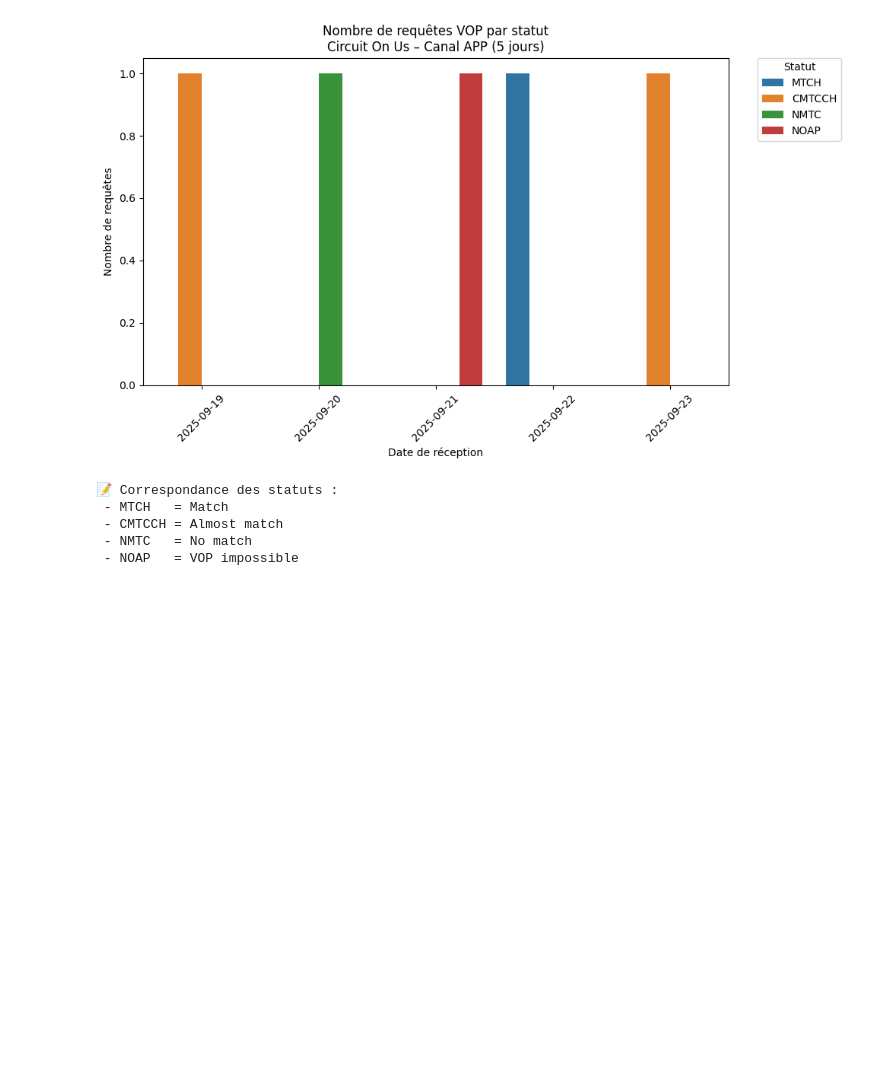
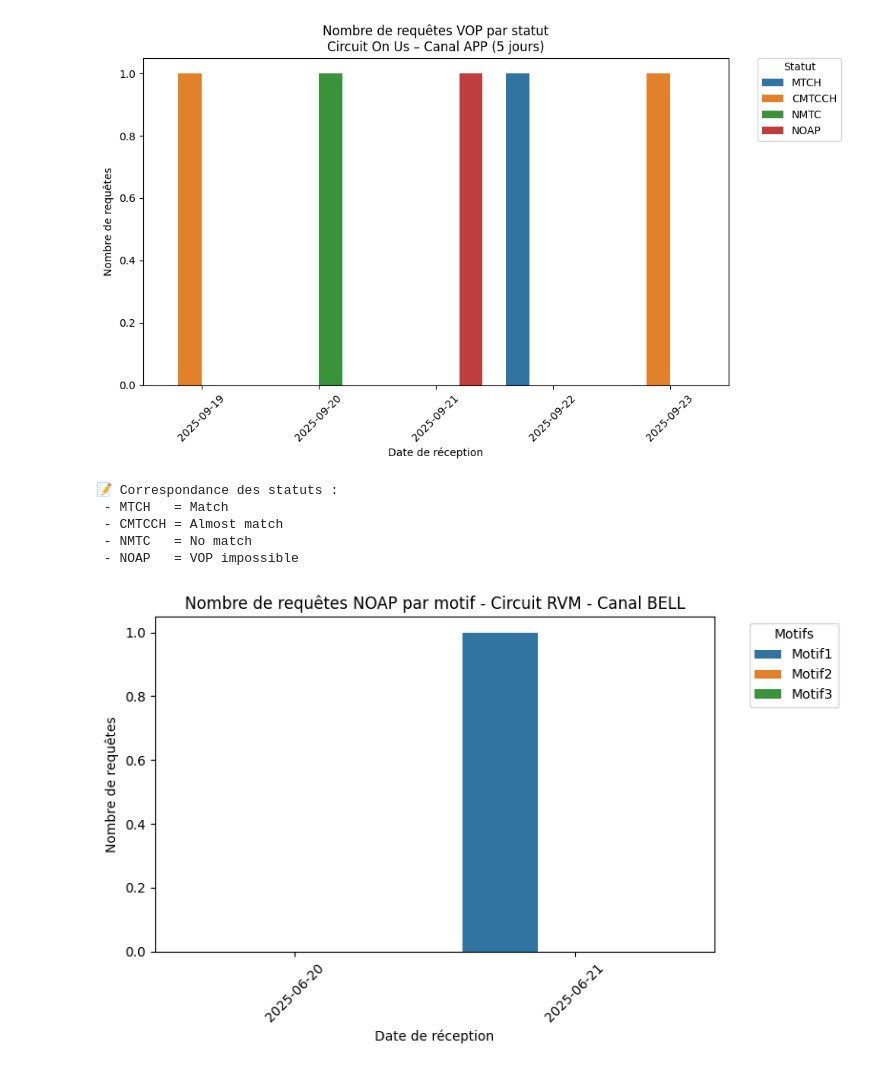
Before and after one commit to Maria-lin/How-to-make-notebook-in-dataiku, a Jupyter notebook: Untitled11.ipynb, the cells around one changed output. Cells and saved outputs as stored; diff of their text form; code cells hidden in the pictures; blank space fills up the shorter version.

```diff
--- a/Untitled11.ipynb
+++ b/Untitled11.ipynb
@@ -188,3 +188,83 @@ print(" - NOAP   = VOP impossible")
  - CMTCCH = Almost match
  - NMTC   = No match
  - NOAP   = VOP impossible
+# %%
+import pandas as pd
+import matplotlib.pyplot as plt
+import seaborn as sns
+from datetime import date, timedelta
+
+# ---------------------------
+# Exemple de données avec motifs
+# ---------------------------
+data = {
+    "date_reception_vop": [
+        "2025.06.19.T0000000","2025.06.19.T0000000","2025.06.20.T0000000",
+        "2025.06.21.T0000000","2025.06.21.T0000000","2025.06.21.T0000000",
+        "2025.06.19.T0000000","2025.06.19.T0000000","2025.06.20.T0000000",
+        "2025.06.21.T0000000","2025.06.21.T0000000","2025.06.21.T0000000"
+    ],
+    "Circuit": ["RVM"]*12,
+    "canal": ["BELL","BELL","BELL","BELL","BELL","BELL","HAP","HAP","HAP","HAP","HAP","HAP"],
+    "statut": ["NOAP","NOAP","MTCH","NOAP","MTCH","NMTC","NOAP","NOAP","MTCH","NOAP","MTCH","NMTC"],
+    "motif": ["Motif1","Motif2","Motif1","Motif1","Motif2","Motif3","Motif1","Motif2","Motif1","Motif2","Motif3","Motif1"]
+}
+
+df = pd.DataFrame(data)
+
+# ---------------------------
+# Nettoyage de la colonne date
+# ---------------------------
+df["date_reception_vop_clean"] = (
+    df["date_reception_vop"]
+      .str.replace(r"\.T.*", "", regex=True)
+      .str.replace(r"\.", "-", regex=True)
+)
+df["date_reception_vop_clean"] = pd.to_datetime(df["date_reception_vop_clean"], format="%Y-%m-%d")
+
+# ---------------------------
+# Période analysée (2 derniers jours)
+# ---------------------------
+end_date = df["date_reception_vop_clean"].max().date()
+start_date = end_date - timedelta(days=1)
+
+# ---------------------------
+# Fonction : nombre de requêtes NOAP par motif
+# ---------------------------
+def plot_noap_par_motif(df, canal):
+    subset = df[
+        (df["Circuit"] == "RVM") &
+        (df["canal"] == canal) &
+        (df["statut"] == "NOAP") &
+        (df["date_reception_vop_clean"].dt.date >= start_date) &
+        (df["date_reception_vop_clean"].dt.date <= end_date)
+    ]
+
+    # Compter par date et motif
+    counts = subset.groupby([subset["date_reception_vop_clean"].dt.date, "motif"]).size().reset_index(name="Nombre")
+
+    # S’assurer que toutes les dates et motifs existent
+    all_combinations = pd.MultiIndex.from_product(
+        [pd.date_range(start=start_date, end=end_date).date, df["motif"].unique()],
+        names=["date_reception_vop_clean", "motif"]
+    )
+    counts = counts.set_index(["date_reception_vop_clean", "motif"]).reindex(all_combinations, fill_value=0).reset_index()
+
+    # Graphe
+    plt.figure(figsize=(8,5))
+    sns.barplot(data=counts, x="date_reception_vop_clean", y="Nombre", hue="motif")
+    plt.title(f"Nombre de requêtes NOAP par motif - Circuit RVM - Canal {canal}")
+    plt.xlabel("Date de réception")
+    plt.ylabel("Nombre de requêtes")
+    plt.xticks(rotation=45)
+    plt.legend(title="Motifs", bbox_to_anchor=(1.05, 1), loc='upper left')
+    plt.tight_layout()
+    plt.show()
+
+# ---------------------------
+# Affichage des graphiques pour BELL et HAP
+# ---------------------------
+for canal in ["BELL", "APP"]:
+    plot_noap_par_motif(df, canal)
+# %% [output]
+[figure, added]
```
Also changed, not shown: parts of 1 cell of this notebook.
